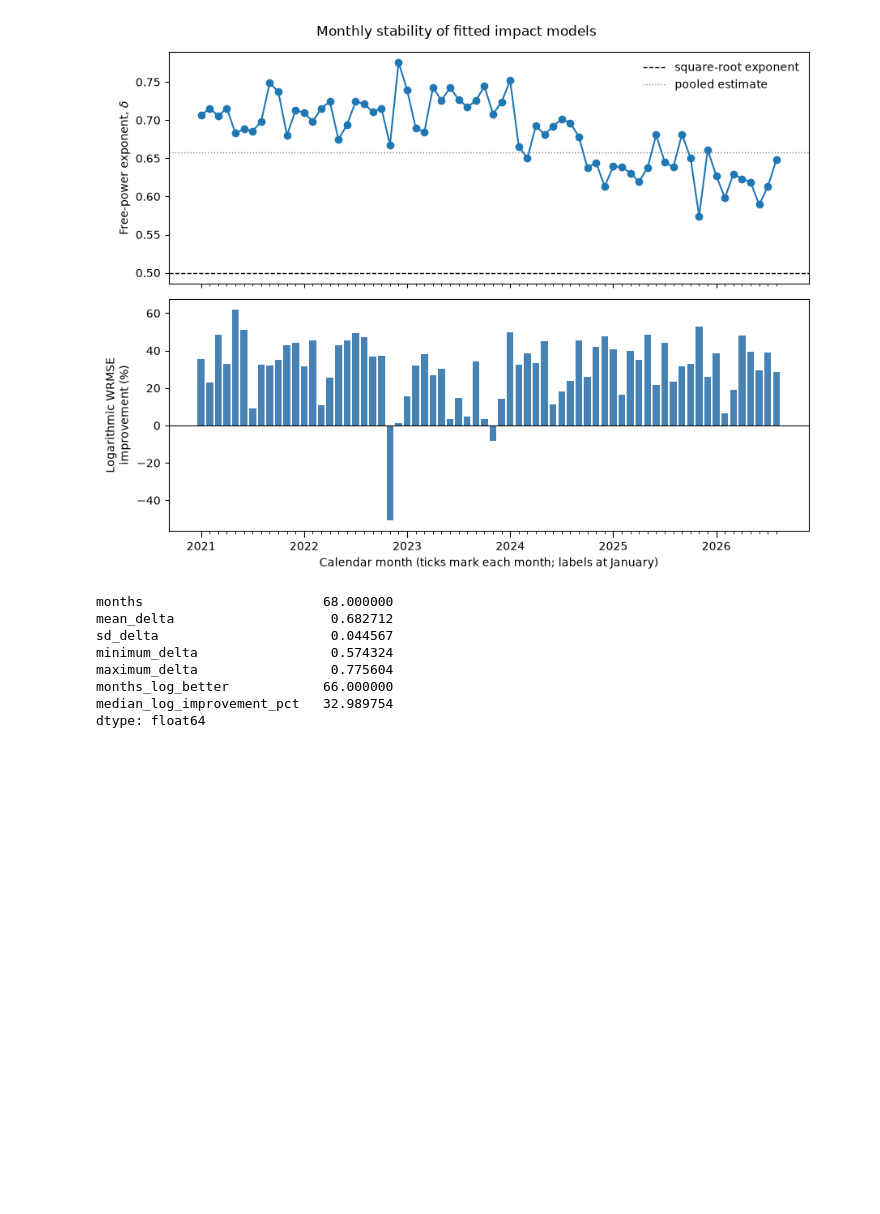
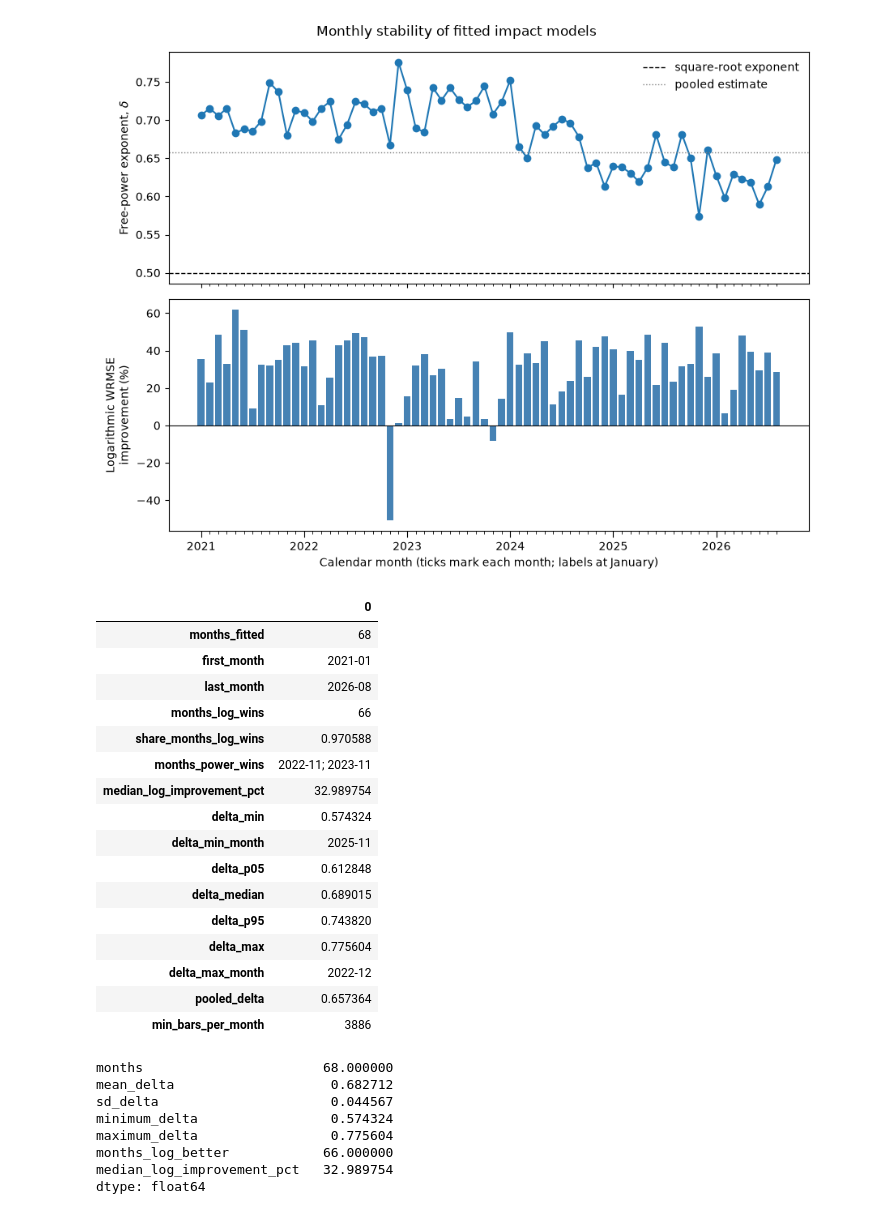
Before and after one commit to pdmillington/market-impact-research, a Jupyter notebook: crypto-impact-study/notebooks/PowerLawImpact.ipynb, the cells around one changed output. Cells and saved outputs as stored; diff of their text form; code cells hidden in the pictures; blank space fills up the shorter version.

Commit message:
Bar robustness figures, monthly stability update in PowerLawImpact

```diff
--- a/crypto-impact-study/notebooks/PowerLawImpact.ipynb
+++ b/crypto-impact-study/notebooks/PowerLawImpact.ipynb
@@ -1118,6 +1118,53 @@ fig.savefig(
 plt.show()
 # %% [output]
 [figure]
+# %%
+# Sources for the monthly-stability statements in the text (figure 06): the monthly fits
+# and a one-row summary (months where the logarithmic model wins, range of delta,
+# pooled delta).
+monthly_model_comparison.to_csv(TABLE_DIR / "monthly_model_stability.csv", index=False)
+
+pooled_delta = model_comparison.set_index("model").loc["free_power", "delta"]
+log_wins = monthly_model_comparison["log_relative_improvement_pct"] > 0
+delta = monthly_model_comparison["free_power_delta"]
+monthly_summary = pd.DataFrame([{
+    "months_fitted": len(monthly_model_comparison),
+    "first_month": monthly_model_comparison["calendar_month"].iloc[0],
+    "last_month": monthly_model_comparison["calendar_month"].iloc[-1],
+    "months_log_wins": int(log_wins.sum()),
+    "share_months_log_wins": float(log_wins.mean()),
+    "months_power_wins": "; ".join(monthly_model_comparison.loc[~log_wins, "calendar_month"].astype(str)),
+    "median_log_improvement_pct": monthly_model_comparison["log_relative_improvement_pct"].median(),
+    "delta_min": delta.min(),
+    "delta_min_month": monthly_model_comparison.loc[delta.idxmin(), "calendar_month"],
+    "delta_p05": delta.quantile(0.05),
+    "delta_median": delta.median(),
+    "delta_p95": delta.quantile(0.95),
+    "delta_max": delta.max(),
+    "delta_max_month": monthly_model_comparison.loc[delta.idxmax(), "calendar_month"],
+    "pooled_delta": pooled_delta,
+    "min_bars_per_month": int(monthly_model_comparison["observations"].min()),
+}])
+monthly_summary.to_csv(TABLE_DIR / "monthly_model_stability_summary.csv", index=False)
+monthly_summary.T
+# %% [output]
+|  | 0 |
+| months_fitted | 68 |
+| first_month | 2021-01 |
+| last_month | 2026-08 |
+| months_log_wins | 66 |
+| share_months_log_wins | 0.970588 |
+| months_power_wins | 2022-11; 2023-11 |
+| median_log_improvement_pct | 32.989754 |
+| delta_min | 0.574324 |
+| delta_min_month | 2025-11 |
+| delta_p05 | 0.612848 |
+| delta_median | 0.689015 |
+| delta_p95 | 0.743820 |
+| delta_max | 0.775604 |
+| delta_max_month | 2022-12 |
+| pooled_delta | 0.657364 |
+| min_bars_per_month | 3886 |
 # %%
 monthly_summary = pd.Series(
     {
```
Also changed, not shown: parts of 1 cell of this notebook, 28 other files.
